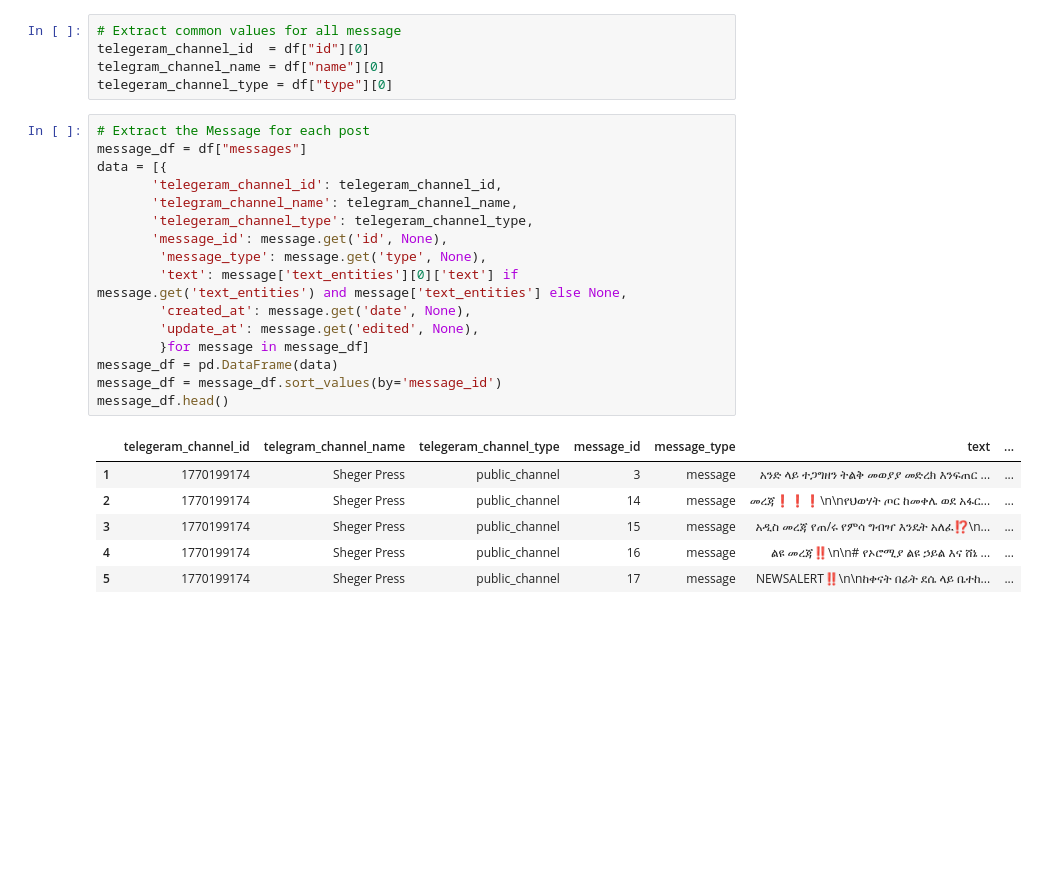
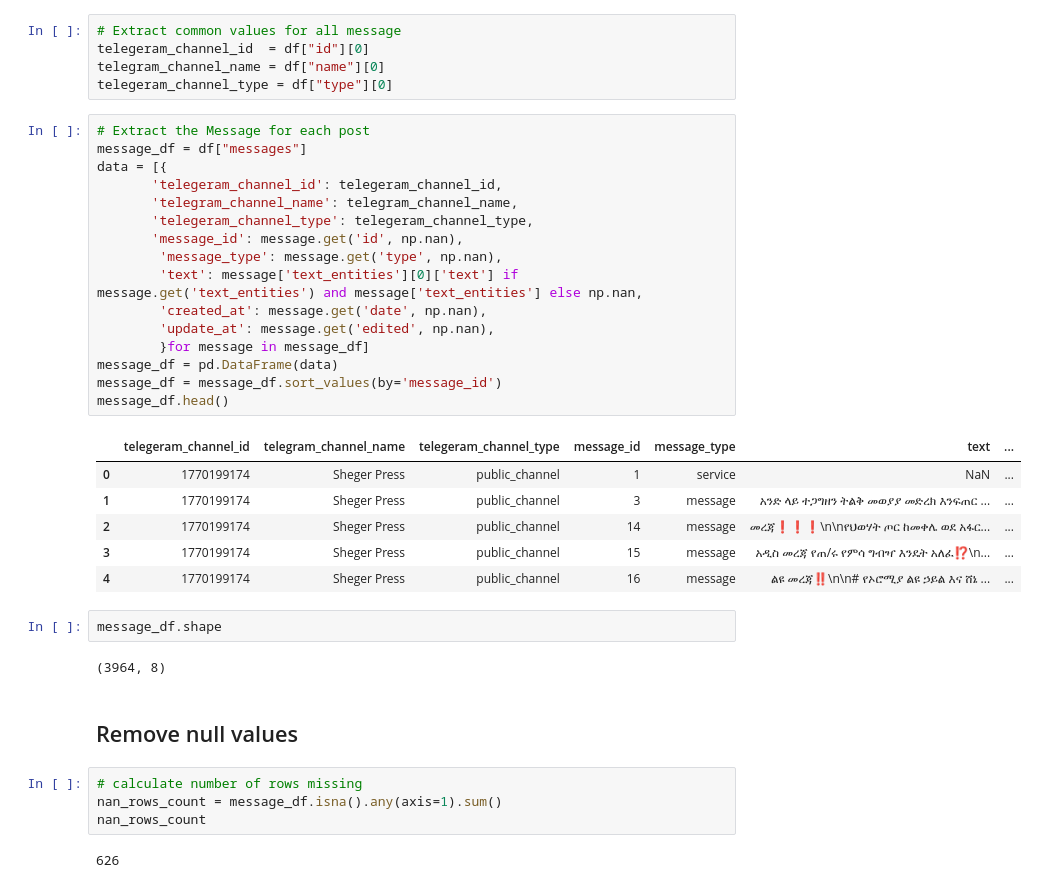
Before and after one commit to 10AcademyBatchA/week_7_llm_finetuning_for_amharic_language, a Jupyter notebook: backend/notebooks/clean_data.ipynb, the cells around one changed output. Drawn from its saved outputs; the diff is of its cells as text; blank space fills up the shorter version.

```diff
--- a/backend/notebooks/clean_data.ipynb
+++ b/backend/notebooks/clean_data.ipynb
@@ -33,23 +40,35 @@ telegeram_channel_type = df["type"][0]
 # %%
 # Extract the Message for each post
 message_df = df["messages"]
 data = [{
        'telegeram_channel_id': telegeram_channel_id,
        'telegram_channel_name': telegram_channel_name,
        'telegeram_channel_type': telegeram_channel_type,
-       'message_id': message.get('id', None),
-        'message_type': message.get('type', None),
-        'text': message['text_entities'][0]['text'] if message.get('text_entities') and message['text_entities'] else None,
-        'created_at': message.get('date', None),
-        'update_at': message.get('edited', None),
+       'message_id': message.get('id', np.nan),
+        'message_type': message.get('type', np.nan),
+        'text': message['text_entities'][0]['text'] if message.get('text_entities') and message['text_entities'] else np.nan,
+        'created_at': message.get('date', np.nan),
+        'update_at': message.get('edited', np.nan),
         }for message in message_df]
 message_df = pd.DataFrame(data)
 message_df = message_df.sort_values(by='message_id')
 message_df.head()
 # %% [output]
 |  | telegeram_channel_id | telegram_channel_name | telegeram_channel_type | message_id | message_type | text | ... |
+| 0 | 1770199174 | Sheger Press️️ | public_channel | 1 | service | NaN | ... |
 | 1 | 1770199174 | Sheger Press️️ | public_channel | 3 | message | አንድ ላይ ተጋግዘን ትልቅ መወያያ መድረክ እንፍጠር ... | ... |
 | 2 | 1770199174 | Sheger Press️️ | public_channel | 14 | message | መረጃ❗️❗️❗️\n\nየህወሃት ጦር ከመቀሌ ወደ አፋር... | ... |
 | 3 | 1770199174 | Sheger Press️️ | public_channel | 15 | message | አዲስ መረጃ የጠ/ሩ የምሳ ግብዣ እንዴት አለፈ⁉️\n... | ... |
 | 4 | 1770199174 | Sheger Press️️ | public_channel | 16 | message | ልዩ መረጃ‼️\n\n# የኦሮሚያ ልዩ ኃይል እና ሸኔ ... | ... |
-| 5 | 1770199174 | Sheger Press️️ | public_channel | 17 | message | NEWSALERT‼️\n\nከቀናት በፊት ደሴ ላይ ቤተከ... | ... |
+# %%
+message_df.shape
+# %% [output]
+(3964, 8)
+# %% [markdown]
+## Remove null values
+# %%
+# calculate number of rows missing
+nan_rows_count = message_df.isna().any(axis=1).sum()
+nan_rows_count
+# %% [output]
+626
```
Also changed, not shown: parts of 33 cells of this notebook.
